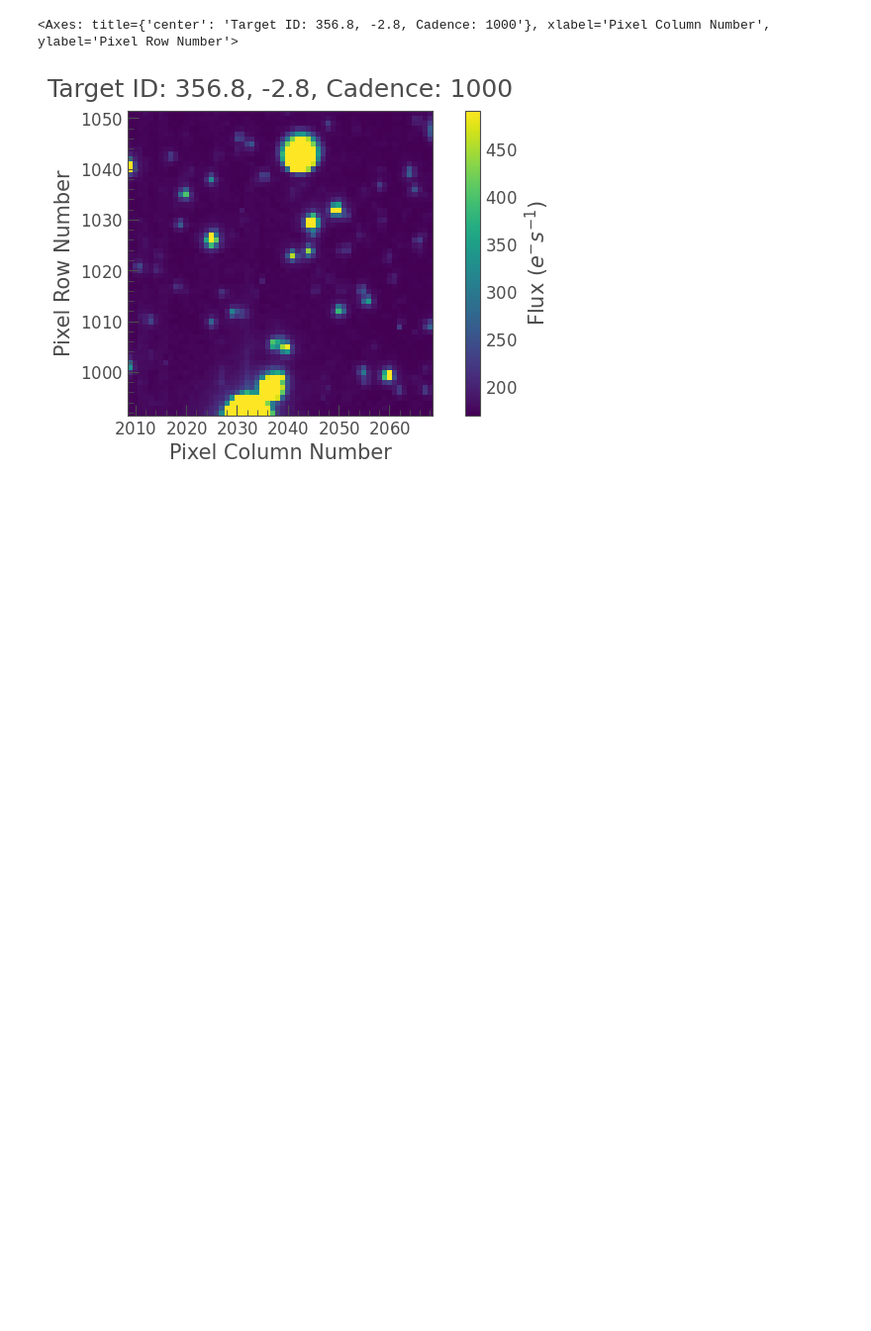
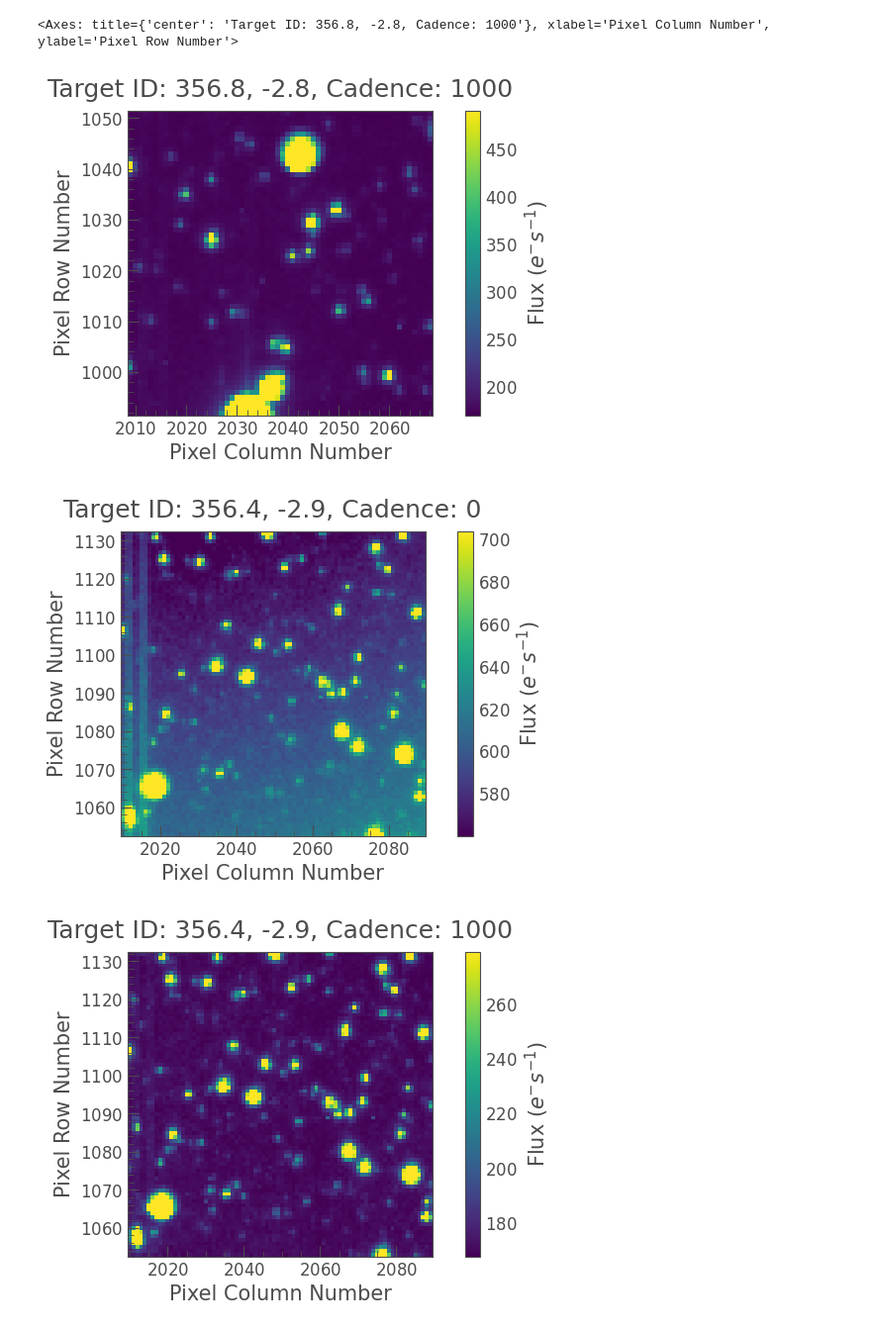
Before and after one commit to kenny-phan/tess-ice-giants, a Jupyter notebook: BINGO!.ipynb, the cells around one changed output. Shown at 99% size. Saved outputs shown, nothing was run; the diff lists cells and outputs as text; code cells hidden in the pictures; blank space fills up the shorter version.

```diff
--- a/BINGO!.ipynb
+++ b/BINGO!.ipynb
@@ -187,3 +188,15 @@ first_tpf.plot(cadenceno = 1000)
 # %% [output]
 <Axes: title={'center': 'Target ID: 356.8, -2.8, Cadence: 1000'}, xlabel='Pixel Column Number', ylabel='Pixel Row Number'>
 [figure]
+# %%
+test_100px = lk.search_tesscut('356.4, -2.9', sector=70)
+tpf_100px = test_100px.download(cutout_size=80)
+tpf_100px.plot();
+tpf_100px.plot(cadenceno = 1000);
+tpf_100px.plot(cadenceno = 5000);
+tpf_100px.plot(cadenceno = 7500);
+tpf_100px.plot(cadenceno = 10000);
+tpf_100px.plot(cadenceno = 10715);
+# %% [output]
+[figure, added]
+[figure, added]
```
Also changed, not shown: parts of 2 cells of this notebook, 3 other files.
